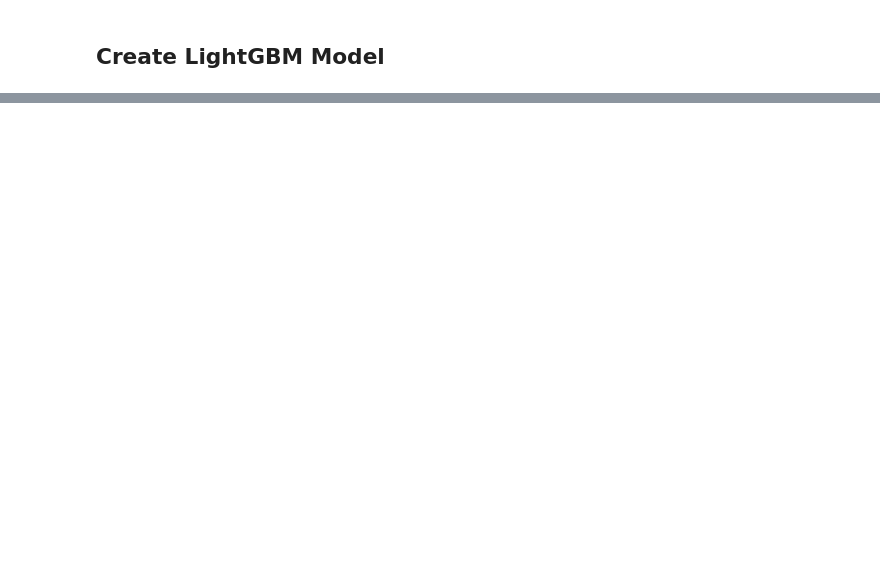
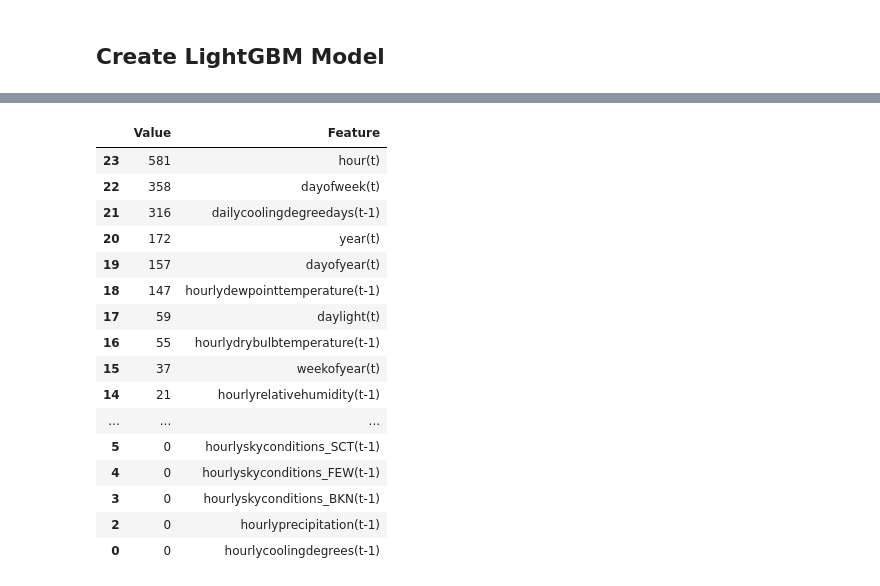
Before and after one commit to olavocarvalho/sagemaker-energy-demand, a Jupyter notebook: 5_B_MODEL__LOCAL_LIGHTGBM.ipynb, the cells around one changed output, grey strips where cells are left out. Cells and saved outputs as stored; diff of their text form; code cells hidden in the pictures; blank space fills up the shorter version.

```diff
--- a/5_B_MODEL__LOCAL_LIGHTGBM.ipynb
+++ b/5_B_MODEL__LOCAL_LIGHTGBM.ipynb
@@ -127,0 +145,20 @@ s3_resource.Object(bucket, key).put(Body=lgb_buffer.getvalue())
+# %%
+feature_imp.sort_values(by="Value", ascending=False)
+# %% [output]
+|  | Value | Feature |
+| 23 | 581 | hour(t) |
+| 22 | 358 | dayofweek(t) |
+| 21 | 316 | dailycoolingdegreedays(t-1) |
+| 20 | 172 | year(t) |
+| 19 | 157 | dayofyear(t) |
+| 18 | 147 | hourlydewpointtemperature(t-1) |
+| 17 | 59 | daylight(t) |
+| 16 | 55 | hourlydrybulbtemperature(t-1) |
+| 15 | 37 | weekofyear(t) |
+| 14 | 21 | hourlyrelativehumidity(t-1) |
+| ... | ... | ... |
+| 5 | 0 | hourlyskyconditions_SCT(t-1) |
+| 4 | 0 | hourlyskyconditions_FEW(t-1) |
+| 3 | 0 | hourlyskyconditions_BKN(t-1) |
+| 2 | 0 | hourlyprecipitation(t-1) |
+| 0 | 0 | hourlycoolingdegrees(t-1) |
```
Also changed, not shown: parts of 5 cells of this notebook, 1 other file.
